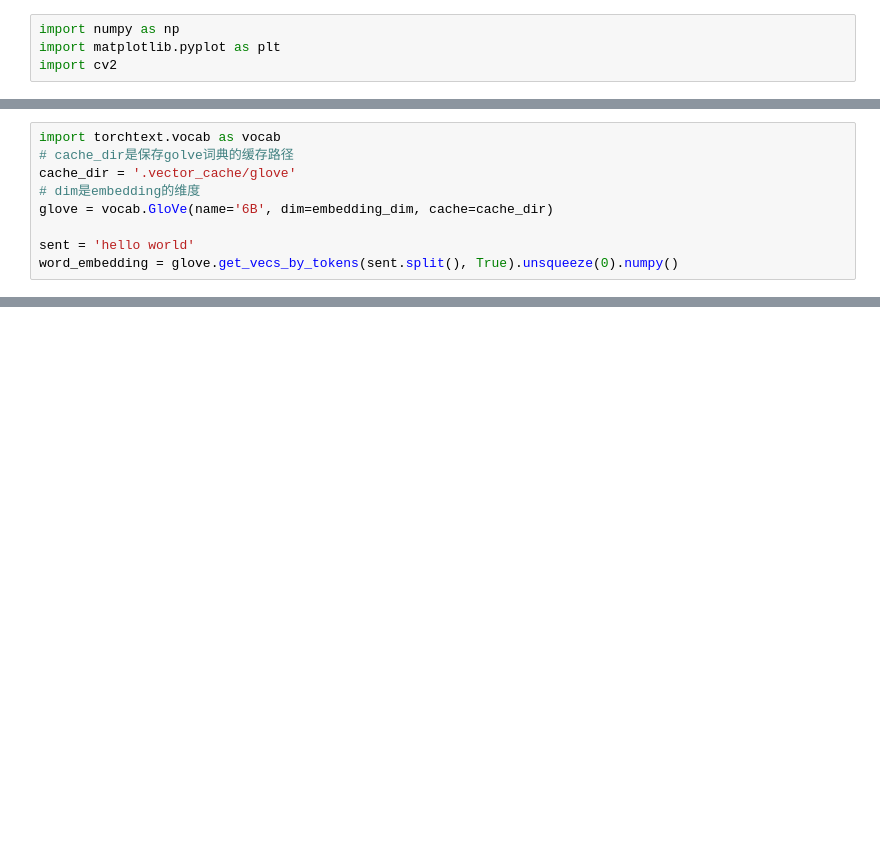
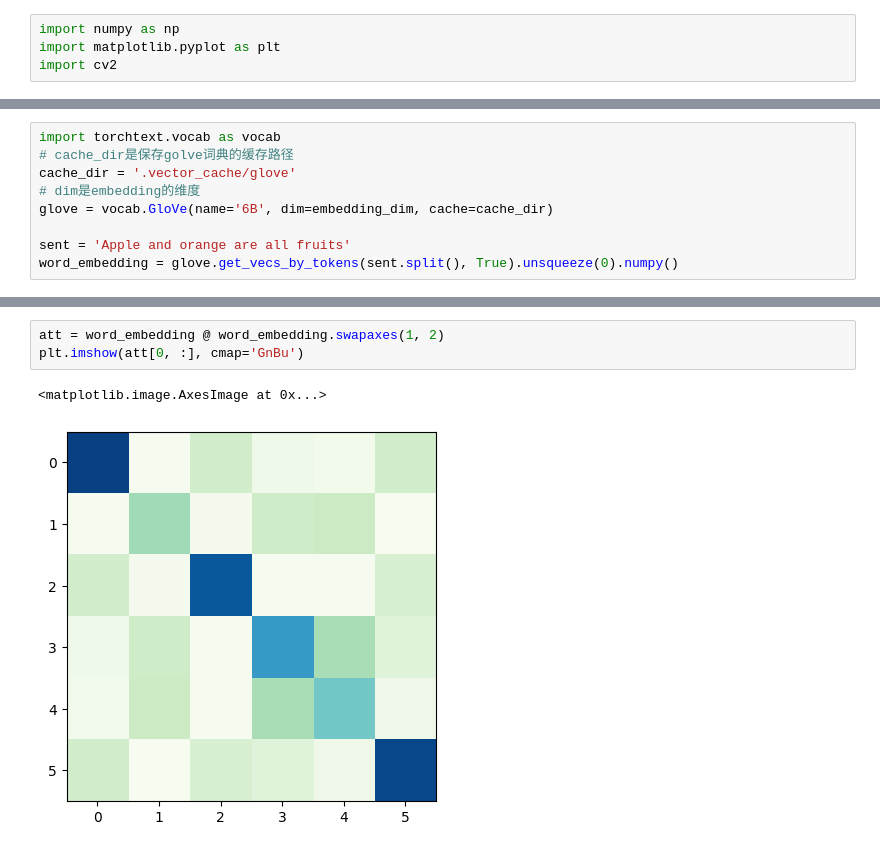
Before and after one commit to dw-dengwei/isai_work, a Jupyter notebook: bert.ipynb, the cells around one changed output, grey strips where cells are left out. Saved outputs shown, nothing was run; the diff lists cells and outputs as text; blank space fills up the shorter version.

```diff
--- a/bert.ipynb
+++ b/bert.ipynb
@@ -26,7 +26,7 @@ cache_dir = '.vector_cache/glove'
 # dim是embedding的维度
 glove = vocab.GloVe(name='6B', dim=embedding_dim, cache=cache_dir)
 
-sent = 'hello world'
+sent = 'Apple and orange are all fruits'
 word_embedding = glove.get_vecs_by_tokens(sent.split(), True).unsqueeze(0).numpy()
 # %%
 class Encoder:
@@ -132,0 +141,6 @@ plt.imshow(attention[0, 0, :])
+# %%
+att = word_embedding @ word_embedding.swapaxes(1, 2)
+plt.imshow(att[0, :], cmap='GnBu')
+# %% [output]
+<matplotlib.image.AxesImage at 0x...>
+[figure, added]
```
Also changed, not shown: parts of 6 cells of this notebook.
